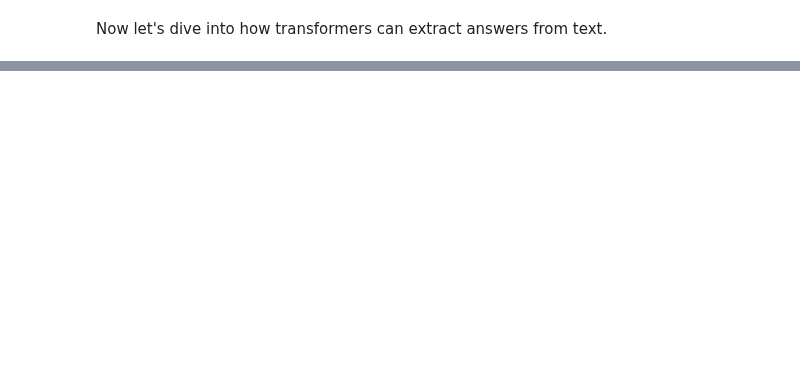
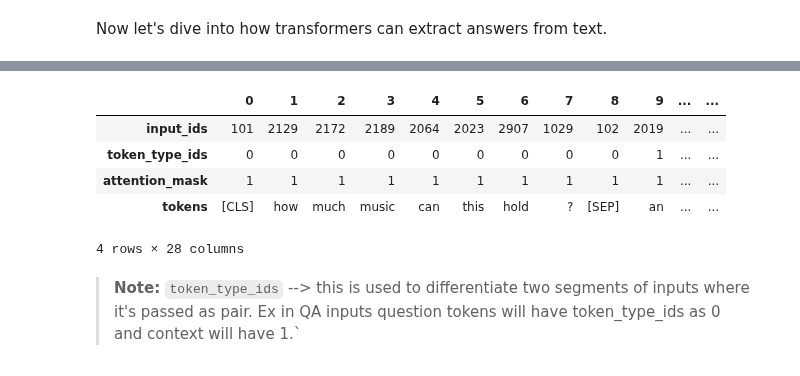
Before and after one commit to JpChii/nlp-with-hugging-face, a Jupyter notebook: notebooks/7-question-answering.ipynb, the cells around one changed output, grey strips where cells are left out. Drawn from its saved outputs; the diff is of its cells as text; code cells hidden in the pictures; blank space fills up the shorter version.

Commit message:
qa models, tokenization

```diff
--- a/notebooks/7-question-answering.ipynb
+++ b/notebooks/7-question-answering.ipynb
@@ -338,0 +375,8 @@ Now let's dive into how transformers can extract answers from text.
+# %%
+from transformers import AutoTokenizer
+
+model_ckpt = "deepset/minilm-uncased-squad2"
+tokenizer = AutoTokenizer.from_pretrained(
+    pretrained_model_name_or_path=model_ckpt
+)
+tokenizer
@@ -338,0 +387,6 @@ Now let's dive into how transformers can extract answers from text.
+# %%
+question = "How much music can this hold?"
+context = """An MP3 is about 1 MB/minute, so about 6000 hours depending on \
+file size."""
+inputs = tokenizer(question, context, return_tensors="pt")
+inputs
@@ -338,0 +399,14 @@ Now let's dive into how transformers can extract answers from text.
+# %%
+from tabulate import tabulate
+inputs_norm = tokenizer(question, context)
+inputs_norm["tokens"] = inputs_norm.tokens()
+pd.DataFrame.from_dict(inputs_norm, orient="index")
+# %% [output]
+|  | 0 | 1 | 2 | 3 | 4 | 5 | 6 | 7 | 8 | 9 | ... | ... |
+| input_ids | 101 | 2129 | 2172 | 2189 | 2064 | 2023 | 2907 | 1029 | 102 | 2019 | ... | ... |
+| token_type_ids | 0 | 0 | 0 | 0 | 0 | 0 | 0 | 0 | 0 | 1 | ... | ... |
+| attention_mask | 1 | 1 | 1 | 1 | 1 | 1 | 1 | 1 | 1 | 1 | ... | ... |
+| tokens | [CLS] | how | much | music | can | this | hold | ? | [SEP] | an | ... | ... |
+4 rows × 28 columns
+# %% [markdown]
+> **Note:** `token_type_ids` --> this is used to differentiate two segments of inputs where it's passed as pair. Ex in QA inputs question tokens will have token_type_ids as 0 and context will have 1.`
```
Also changed, not shown: parts of 14 cells of this notebook, 4 other files.
